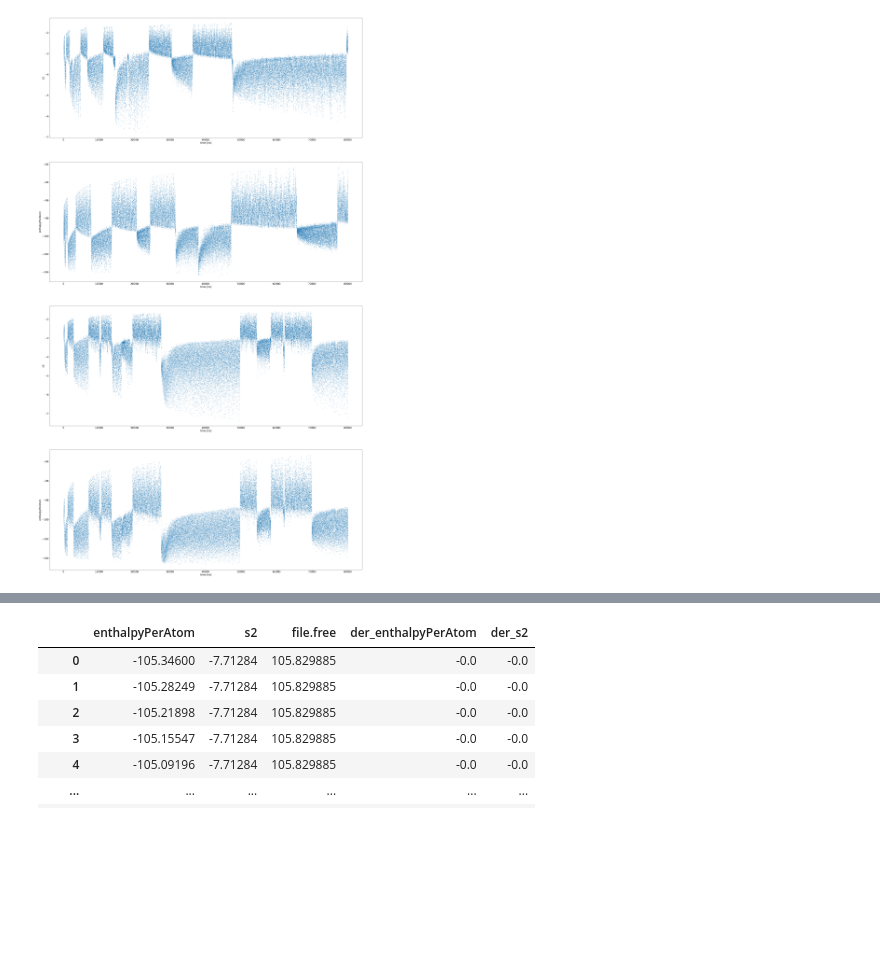
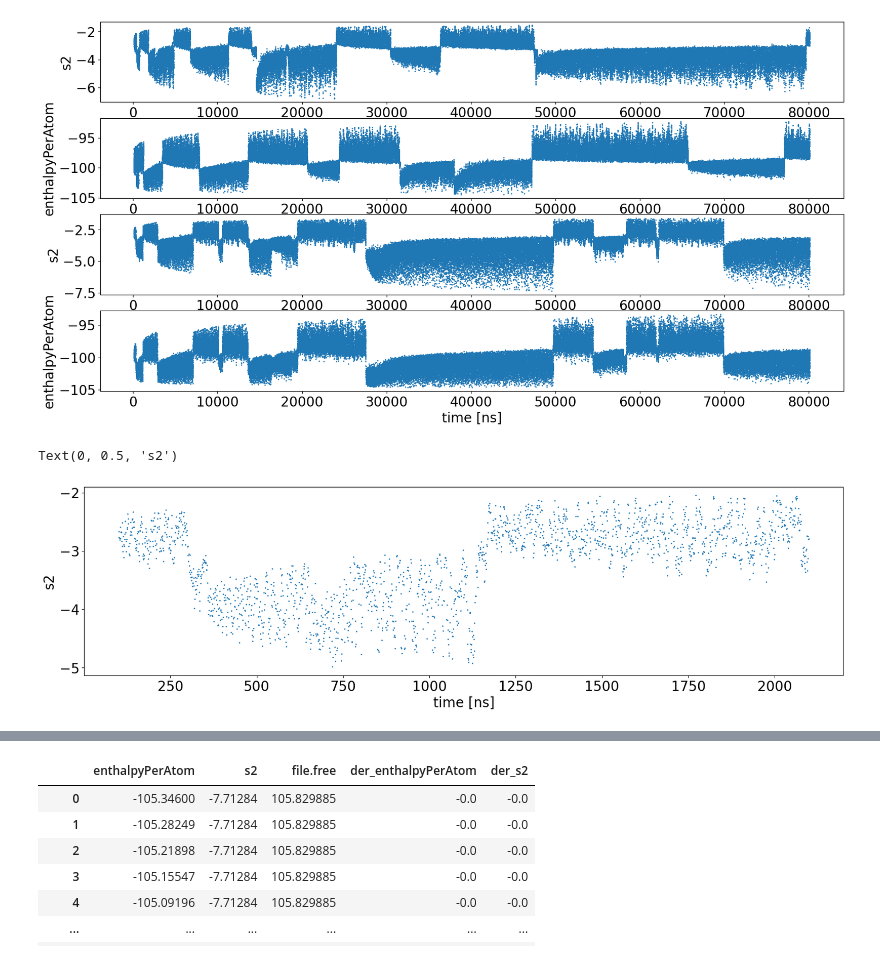
Before and after one commit to yaminbens/Proj23, a Jupyter notebook: Entropy-Enthalpy.ipynb, the cells around one changed output, grey strips where cells are left out. Saved outputs shown, nothing was run; the diff lists cells and outputs as text; code cells hidden in the pictures; blank space fills up the shorter version.

```diff
--- a/Entropy-Enthalpy.ipynb
+++ b/Entropy-Enthalpy.ipynb
@@ -8,32 +8,44 @@ datash=plumed.read_as_pandas("../../Vashti/metadNa350sh/colvar/COLVAR")
 datass=plumed.read_as_pandas("../../Vashti/metadNa350ss/colvar/COLVAR")
 data=plumed.read_as_pandas("../../Vashti/metadNa350/colvar/COLVAR")
 labels = ['s2', 'ene', 'vol', 'enthalpy', 'enthalpyPerAtom'] #, 'metad.bias', 'metad.rbias', 'metad.rct' ]
 fontsize = 20
 font = {'family': 'sans', 'weight': 'normal', 'size': fontsize}
 rc('font', **font)
 
-fig = plt.figure(figsize=(45, 80))
+fig = plt.figure(figsize=(20, 10))
 
 ax1 = fig.add_subplot(4,1,1)
 plt.plot(datass["time"][:],datass["s2"][:],'o', ms=1)
 plt.xlabel("time [ns]")
 plt.ylabel("s2")
 
 ax1 = fig.add_subplot(4,1,2)
 plt.plot(datash["time"][:],datash["enthalpyPerAtom"][:],'o', ms=1)
 plt.xlabel("time [ns]")
 plt.ylabel("enthalpyPerAtom")
 
 ax1 = fig.add_subplot(4,1,3)
 plt.plot(data["time"][:],data["s2"][:],'o', ms=1)
 plt.xlabel("time [ns]")
 plt.ylabel("s2")
 
 ax1 = fig.add_subplot(4,1,4)
 plt.plot(data["time"][:],data["enthalpyPerAtom"][:],'o', ms=1)
 plt.xlabel("time [ns]")
 plt.ylabel("enthalpyPerAtom")
 
 plt.show()
 # %% [output]
-[figure, old version]
+[figure, new version]
+# %%
+data=plumed.read_as_pandas("../../Vashti/metadNa350/colvar/COLVAR")
+interval = 2000
+fig = plt.figure(figsize=(20, 5))
+plt.plot(data["time"][:interval],data["s2"][:interval],'o', ms=1)
+plt.xlabel("time [ns]")
+plt.ylabel("s2")
+
+#0 137 240
+# %% [output]
+Text(0, 0.5, 's2')
+[figure, added]
```
Also changed, not shown: parts of 5 cells of this notebook, 1 other file.
